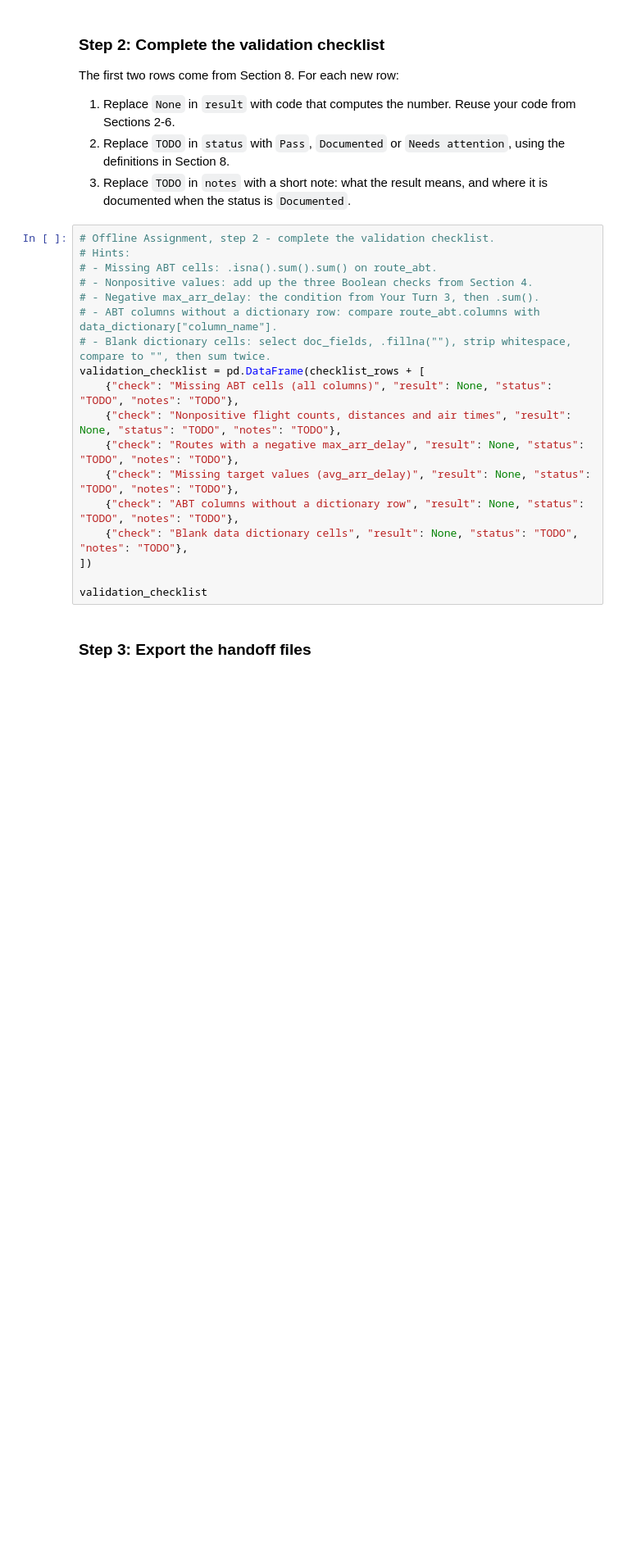
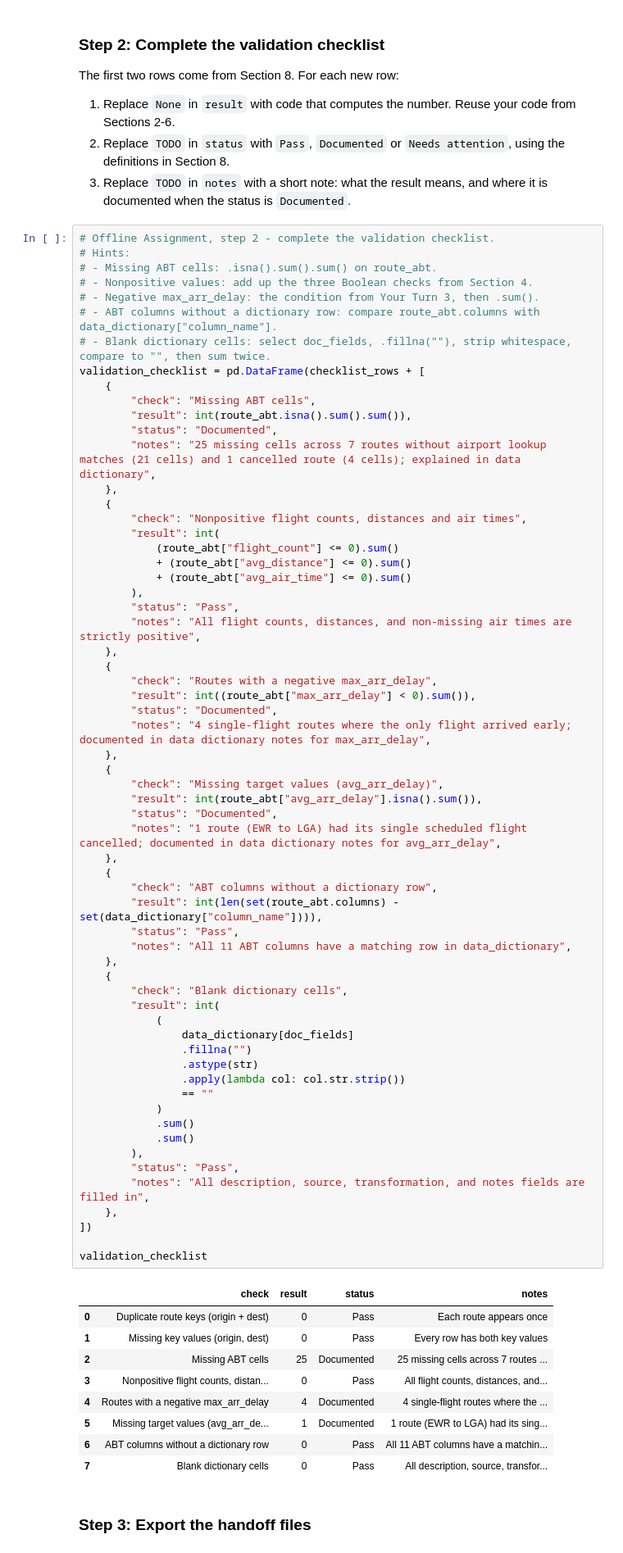
Before and after one commit to Landorodd/BAN6003-week-11-abt-documentation, a Jupyter notebook: notebooks/module11_abt_documentation_guided_lab.ipynb, the cells around one changed output. Shown at 82% size. Cells and saved outputs as stored; diff of their text form; blank space fills up the shorter version.

```diff
--- a/notebooks/module11_abt_documentation_guided_lab.ipynb
+++ b/notebooks/module11_abt_documentation_guided_lab.ipynb
@@ -526,21 +725,75 @@ The first two rows come from Section 8. For each new row:
 # %%
 # Offline Assignment, step 2 - complete the validation checklist.
 # Hints:
 # - Missing ABT cells: .isna().sum().sum() on route_abt.
 # - Nonpositive values: add up the three Boolean checks from Section 4.
 # - Negative max_arr_delay: the condition from Your Turn 3, then .sum().
 # - ABT columns without a dictionary row: compare route_abt.columns with data_dictionary["column_name"].
 # - Blank dictionary cells: select doc_fields, .fillna(""), strip whitespace, compare to "", then sum twice.
 validation_checklist = pd.DataFrame(checklist_rows + [
-    {"check": "Missing ABT cells (all columns)", "result": None, "status": "TODO", "notes": "TODO"},
-    {"check": "Nonpositive flight counts, distances and air times", "result": None, "status": "TODO", "notes": "TODO"},
-    {"check": "Routes with a negative max_arr_delay", "result": None, "status": "TODO", "notes": "TODO"},
-    {"check": "Missing target values (avg_arr_delay)", "result": None, "status": "TODO", "notes": "TODO"},
-    {"check": "ABT columns without a dictionary row", "result": None, "status": "TODO", "notes": "TODO"},
-    {"check": "Blank data dictionary cells", "result": None, "status": "TODO", "notes": "TODO"},
+    {
+        "check": "Missing ABT cells",
+        "result": int(route_abt.isna().sum().sum()),
+        "status": "Documented",
+        "notes": "25 missing cells across 7 routes without airport lookup matches (21 cells) and 1 cancelled route (4 cells); explained in data dictionary",
+    },
+    {
+        "check": "Nonpositive flight counts, distances and air times",
+        "result": int(
+            (route_abt["flight_count"] <= 0).sum()
+            + (route_abt["avg_distance"] <= 0).sum()
+            + (route_abt["avg_air_time"] <= 0).sum()
+        ),
+        "status": "Pass",
+        "notes": "All flight counts, distances, and non-missing air times are strictly positive",
+    },
+    {
+        "check": "Routes with a negative max_arr_delay",
+        "result": int((route_abt["max_arr_delay"] < 0).sum()),
+        "status": "Documented",
+        "notes": "4 single-flight routes where the only flight arrived early; documented in data dictionary notes for max_arr_delay",
+    },
+    {
+        "check": "Missing target values (avg_arr_delay)",
+        "result": int(route_abt["avg_arr_delay"].isna().sum()),
+        "status": "Documented",
+        "notes": "1 route (EWR to LGA) had its single scheduled flight cancelled; documented in data dictionary notes for avg_arr_delay",
+    },
+    {
+        "check": "ABT columns without a dictionary row",
+        "result": int(len(set(route_abt.columns) - set(data_dictionary["column_name"]))),
+        "status": "Pass",
+        "notes": "All 11 ABT columns have a matching row in data_dictionary",
+    },
+    {
+        "check": "Blank dictionary cells",
+        "result": int(
+            (
+                data_dictionary[doc_fields]
+                .fillna("")
+                .astype(str)
+                .apply(lambda col: col.str.strip())
+                == ""
+            )
+            .sum()
+            .sum()
+        ),
+        "status": "Pass",
+        "notes": "All description, source, transformation, and notes fields are filled in",
+    },
 ])
 
 validation_checklist
+# %% [output]
+|  | check | result | status | notes |
+| 0 | Duplicate route keys (origin + dest) | 0 | Pass | Each route appears once |
+| 1 | Missing key values (origin, dest) | 0 | Pass | Every row has both key values |
+| 2 | Missing ABT cells | 25 | Documented | 25 missing cells across 7 routes ... |
+| 3 | Nonpositive flight counts, distan... | 0 | Pass | All flight counts, distances, and... |
+| 4 | Routes with a negative max_arr_delay | 4 | Documented | 4 single-flight routes where the ... |
+| 5 | Missing target values (avg_arr_de... | 1 | Documented | 1 route (EWR to LGA) had its sing... |
+| 6 | ABT columns without a dictionary row | 0 | Pass | All 11 ABT columns have a matchin... |
+| 7 | Blank dictionary cells | 0 | Pass | All description, source, transfor... |
 # %% [markdown]
 ### Step 3: Export the handoff files
 # %%
```
Also changed, not shown: parts of 30 cells of this notebook, 3 other files.
